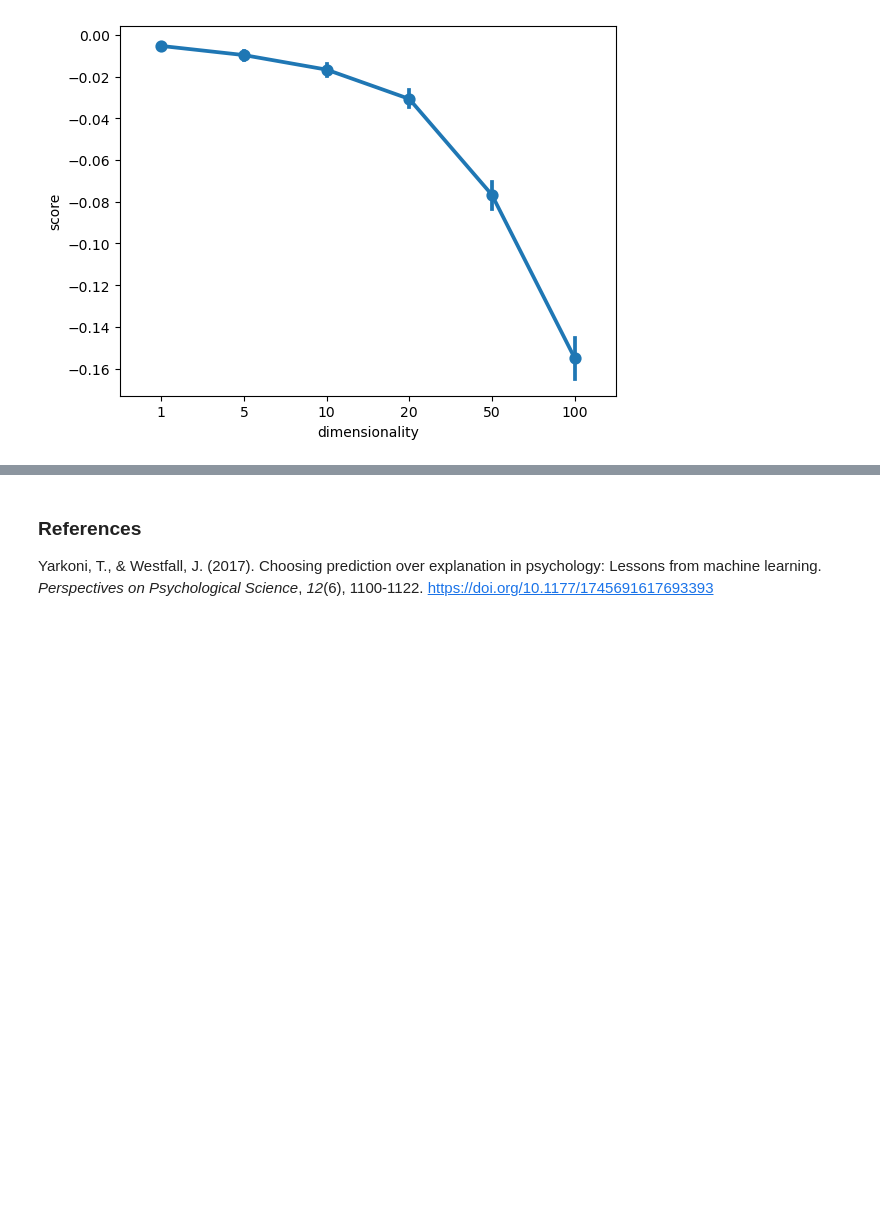
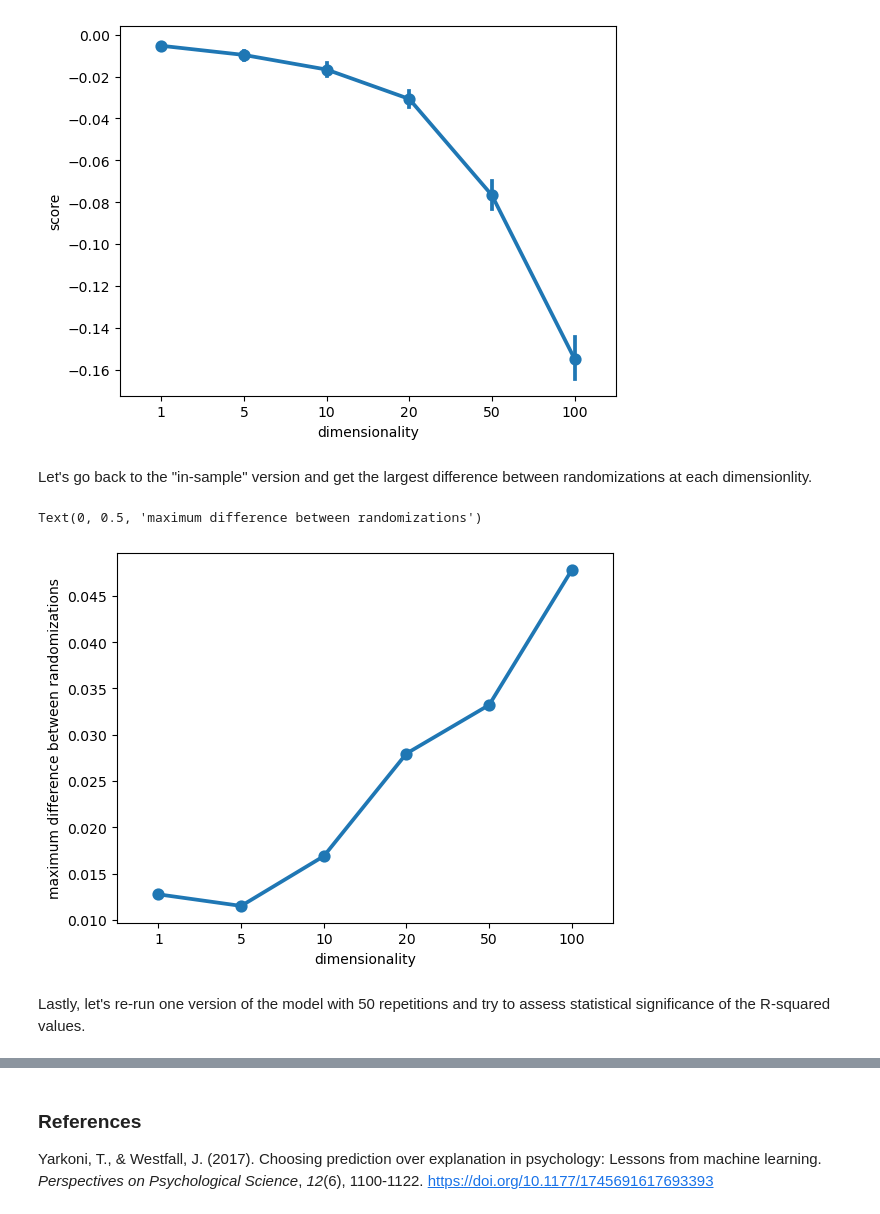
Before and after one commit to snastase/tutorials, a Jupyter notebook: overfitting.ipynb, the cells around one changed output, grey strips where cells are left out. Cells and saved outputs as stored; diff of their text form; code cells hidden in the pictures; blank space fills up the shorter version.

```diff
--- a/overfitting.ipynb
+++ b/overfitting.ipynb
@@ -97,3 +98,37 @@ results_df = pd.DataFrame(results)
 sns.pointplot(x='dimensionality', y='score', data=results_df);
 # %% [output]
 [figure]
+# %% [markdown]
+Let's go back to the "in-sample" version and get the largest difference between randomizations at each dimensionlity.
+# %%
+n_repetitions = 30
+n_samples = 1000
+feature_grid = [1, 5, 10, 20, 50, 100]
+
+np.random.seed(1312)
+y = np.random.randn(n_samples)
+
+model = Ridge(alpha=1)
+
+results = {'dimensionality': [], 'score': []}
+for n_features in feature_grid:
+
+    for repeat in np.arange(n_repetitions):
+        X = np.random.randn(n_samples, n_features)
+        model.fit(X, y)
+        y_pred = model.predict(X)
+        score = r2_score(y, y_pred)
+        results['dimensionality'].append(n_features)
+        results['score'].append(score)
+
+results_df = pd.DataFrame(results)
+diff_df = (results_df.groupby('dimensionality')['score'].max() -
+           results_df.groupby('dimensionality')['score'].min()
+          ).abs().to_frame()
+sns.pointplot(x='dimensionality', y='score', data=diff_df)
+plt.ylabel('maximum difference between randomizations')
+# %% [output]
+Text(0, 0.5, 'maximum difference between randomizations')
+[figure, added]
+# %% [markdown]
+Lastly, let's re-run one version of the model with 50 repetitions and try to assess statistical significance of the R-squared values.
```
Also changed, not shown: parts of 7 cells of this notebook.
